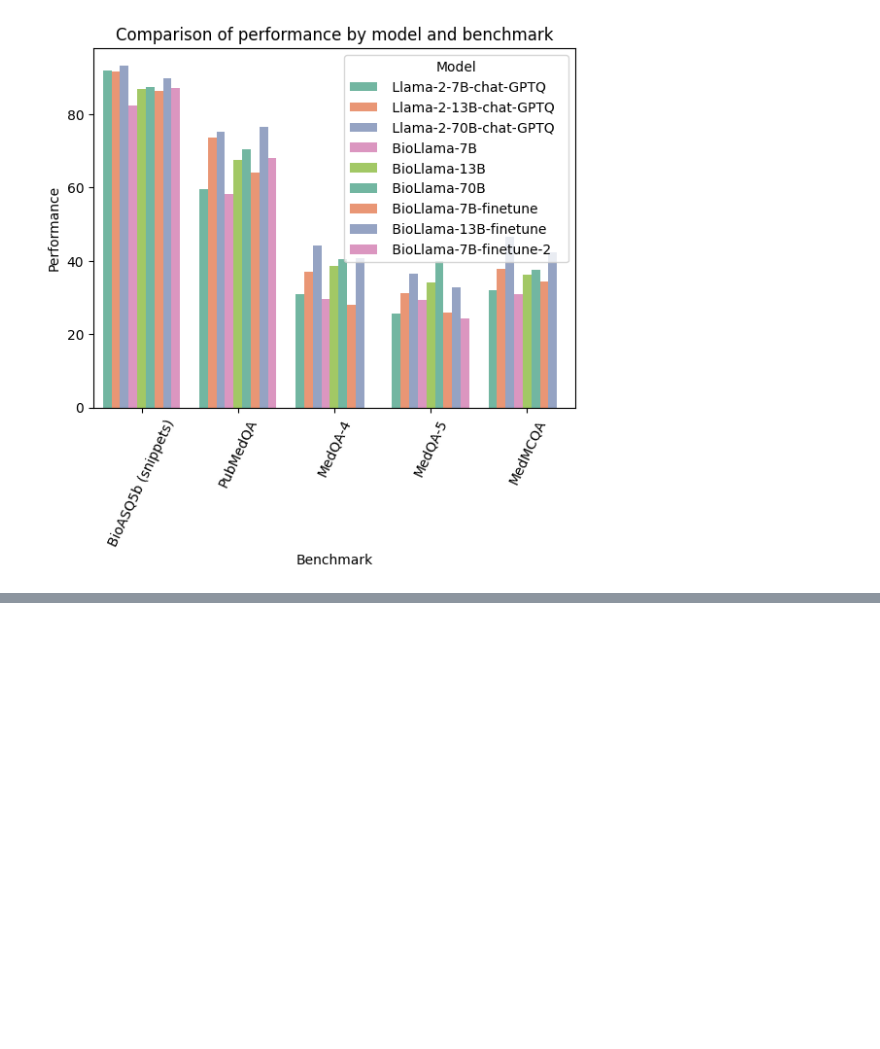
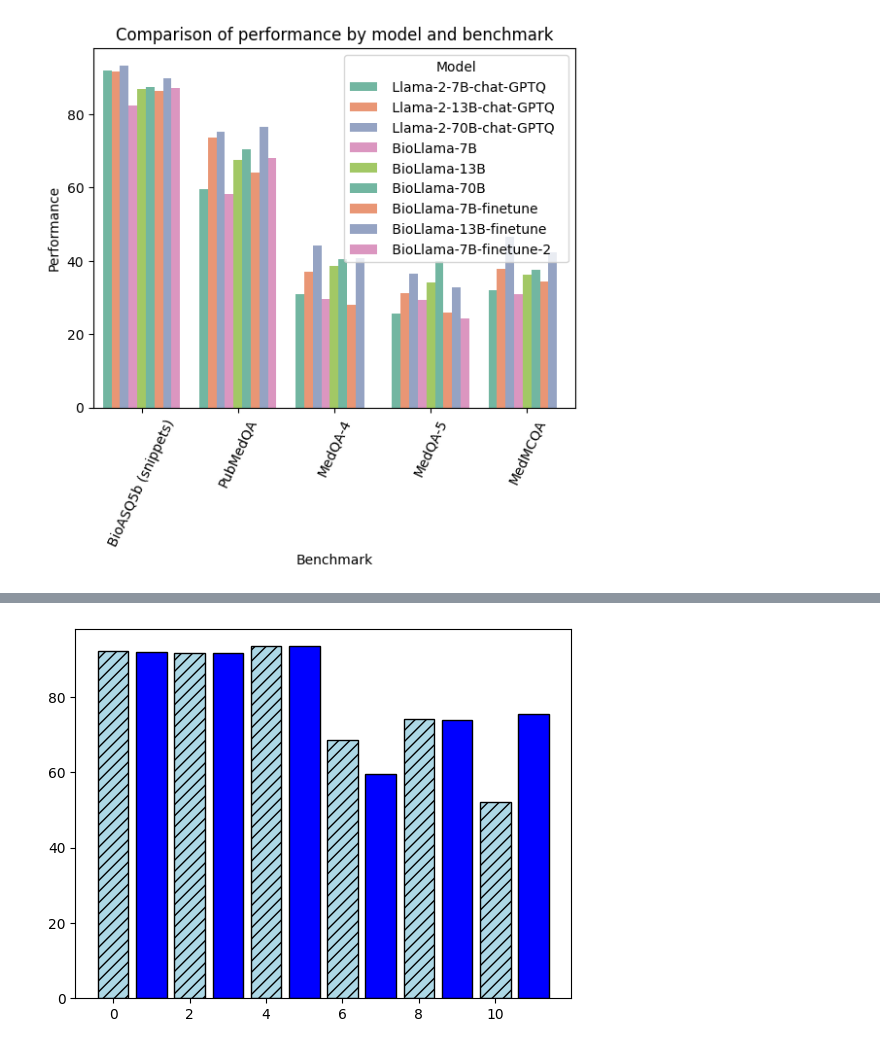
Before and after one commit to Neelectric/BioLlama, a Jupyter notebook: graphs&tables.ipynb, the cells around one changed output, grey strips where cells are left out. Saved outputs shown, nothing was run; the diff lists cells and outputs as text; code cells hidden in the pictures; blank space fills up the shorter version.

```diff
--- a/graphs&tables.ipynb
+++ b/graphs&tables.ipynb
@@ -434,0 +523,70 @@ The palette list has fewer values (5) than needed (9) and will cycle, which may
+# %%
+results_zs_open_qa = """
+| Model                   | BioASQ5b (snippets)   | PubMedQA   |
+|:------------------------|:----------------------|:-----------|
+| Llama-2-7B (zero-shot)  | 92.13                 | 68.6       |
+| Llama-2-7B (few-shot)   | 91.91                 | 59.49      |
+| Llama-2-13B (zero-shot) | 91.7                  | 74.2       |
+| Llama-2-13B (few-shot)  | 91.70                 | 73.74      |
+| Llama-2-70B (zero-shot) | 93.4                  | 52.1       |
+| Llama-2-70B (few-shot)  | 93.4                  | 75.35      |
+"""
+# convert the above string into a dataframe
+import pandas as pd
+from io import StringIO
+from seaborn import color_palette
+import seaborn as sns
+import matplotlib.pyplot as plt
+df_zs_open_qa = pd.read_csv(StringIO(results_zs_open_qa), sep="|")
+
+df_zs_open_qa = df_zs_open_qa.reset_index(drop=True)
+df_zs_open_qa = df_zs_open_qa.rename(columns={" Model                   ": "Model", " BioASQ5b (snippets)   ": "BioASQ5b", " PubMedQA   ": "PubMedQA"})
+#drop column "Unnamed: 0" here:
+# print(df_zs_open_qa)
+df_zs_open_qa.drop(columns=["Unnamed: 0", "Unnamed: 4"], inplace=True)
+# remove first row:
+df_zs_open_qa = df_zs_open_qa[1:]
+# print(df_zs_open_qa)
+# print index
+# print(df_zs_open_qa.columns)
+
+# convert the strings of numbers to just numbers
+df_zs_open_qa["BioASQ5b"] = df_zs_open_qa["BioASQ5b"].str.extract('(\d+.\d+)')
+df_zs_open_qa["PubMedQA"] = df_zs_open_qa["PubMedQA"].str.extract('(\d+.\d+)')
+
+df_zs_open_qa["BioASQ5b"] = pd.to_numeric(df_zs_open_qa["BioASQ5b"])
+df_zs_open_qa["PubMedQA"] = pd.to_numeric(df_zs_open_qa["PubMedQA"])
+# print(df_zs_open_qa)
+df_zs_open_qa = df_zs_open_qa.melt(id_vars=["Model"], value_vars=["BioASQ5b", "PubMedQA"], var_name="Benchmark", value_name="Performance")
+# strip leading and trailing whitespace from Model
+df_zs_open_qa["Model"] = df_zs_open_qa["Model"].str.strip()
+print(df_zs_open_qa)
+
+# now plot so that all zero-shot examples have hatch="///" :
+# first, create a dictionary that maps the model to the hatch
+# model_hatch = {"Llama-2-7B (zero-shot)": "///", "Llama-2-7B (few-shot)": "", "Llama-2-13B (zero-shot)": "///", "Llama-2-13B (few-shot)": "", "Llama-2-70B (zero-shot)": "///", "Llama-2-70B (few-shot)": ""}
+# # then, create a list of hatches that is the same length as the dataframe
+# hatches = [model_hatch[model] for model in df_zs_open_qa["Model"]]
+# print(hatches)
+# # then, create the barplot
+# sns.barplot(x="Benchmark", y="Performance", hue="Model", data=df_zs_open_qa, hatch="///")
+# plt.xticks(rotation=65)
+# plt.title("Comparison of performance by model and benchmark")
+# plt.xlabel("Benchmark")
+# plt.ylabel("Performance")
+# # Show the chart
+# plt.show()
+patterns = [ "////" , "\\" , "|" , "-" , "+" , "x"]
+fig = plt.figure()
+ax1 = fig.add_subplot(111)
+for i in range(len(df_zs_open_qa["Model"])//2):
+    # print(df_zs_open_qa.iloc[2*i]["Performance"])
+    ax1.bar(2*i, df_zs_open_qa.iloc[2*i]["Performance"], color='lightblue', edgecolor='black', hatch="///")
+    ax1.bar(2*i + 1, df_zs_open_qa.iloc[2*i + 1]["Performance"], color='blue', edgecolor='black')
+    # ax1.bar(i+0.25, 0.01, color='blue', edgecolor='black', hatch=patterns[i])
+# add legend
+# ax1.legend(df_zs_open_qa["Model"])
+# change x axis ticks to be the benchmark names
+# ax1.set_xticks([0, 1])
+# ax1.set_xticklabels(df_zs_open_qa["Benchmark"])
+# %% [output]
@@ -434,0 +606 @@ The palette list has fewer values (5) than needed (9) and will cycle, which may
+[figure, added]
```
Also changed, not shown: parts of 5 cells of this notebook, 6 other files.
